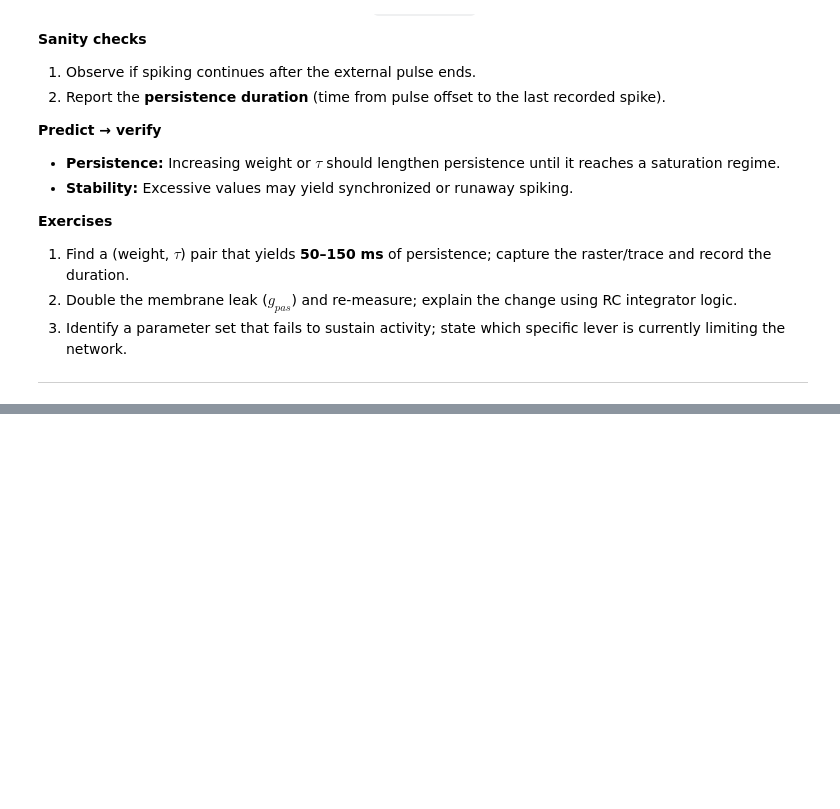
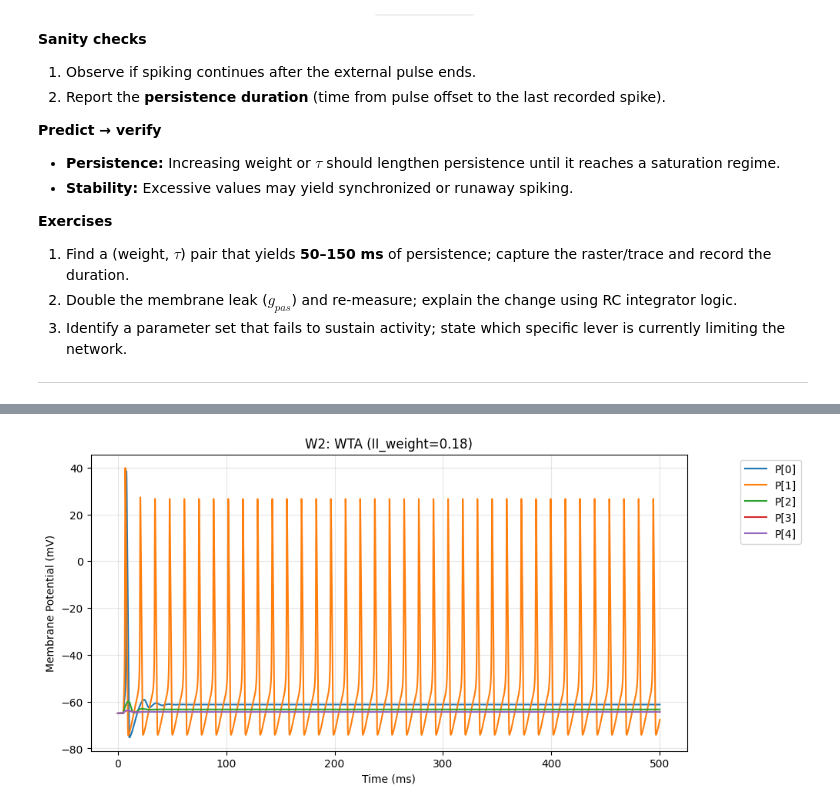
Before and after one commit to cyneuro/Chapter_Colabs, a Jupyter notebook: Colab_F.ipynb, the cells around one changed output, grey strips where cells are left out. Saved outputs shown, nothing was run; the diff lists cells and outputs as text; code cells hidden in the pictures; blank space fills up the shorter version.

```diff
--- a/Colab_F.ipynb
+++ b/Colab_F.ipynb
@@ -392,0 +243,64 @@ plt.grid(True,alpha=0.3); plt.tight_layout(); plt.show()
+# %%
+#@title W2: Mutual (I-I) Inhibition Architecture { display-mode: "form" }
+#@markdown ### 🏗️ Network Configuration
+N = 5
+II_weight = 0.18 #@param {type:"slider", min:0, max:0.5, step:0.01}
+E2I_weight = 0.01 #@param {type:"slider", min:0, max:0.05, step:0.001}
+syn_delay = 0.5 #@param {type:"slider", min:0.1, max:5.0, step:0.1}
+
+#@markdown ### ⚡ Individual Excitation (Input Amps)
+#@markdown Adjust these to decide which cell "wins" the race.
+amp_0 = 0.08 #@param {type:"slider", min:0, max:0.2, step:0.01}
+amp_1 = 0.18 #@param {type:"slider", min:0, max:0.2, step:0.01}
+amp_2 = 0.03 #@param {type:"slider", min:0, max:0.2, step:0.01}
+amp_3 = 0.01 #@param {type:"slider", min:0, max:0.2, step:0.01}
+amp_4 = 0.01 #@param {type:"slider", min:0, max:0.2, step:0.01}
+
+#@markdown ### 🧬 Cell Biophysics
+g_na = 0.12 #@param {type:"slider", min:0, max:0.5, step:0.01}
+g_k = 0.036 #@param {type:"slider", min:0, max:0.1, step:0.005}
+
+import numpy as np
+from neuron import h
+import matplotlib.pyplot as plt
+
+# 1. BUILD
+princ = build_population(N, cell_type='exc')
+inh_cells = build_population(N, cell_type='inh')
+
+for p in princ + inh_cells:
+    p.gnabar_hh = g_na
+    p.gkbar_hh = g_k
+
+# 2. INPUTS: Using the individual sliders
+amps = [amp_0, amp_1, amp_2, amp_3, amp_4]
+ics = [tonic_iclamp(princ[i], amp=float(amps[i]), delay=5.0) for i in range(N)]
+
+# 3. E -> I Trigger
+for i in range(N):
+    syn = h.ExpSyn(inh_cells[i](0.5))
+    nc = h.NetCon(princ[i](0.5)._ref_v, syn, sec=princ[i])
+    nc.weight[0] = E2I_weight
+    nc.delay = 0.5
+
+# 4. I -> E Competition (The Veto)
+for i in range(N):
+    for j in range(N):
+        if i != j:
+            syn = h.ExpSyn(princ[j](0.5))
+            syn.e = -80.0
+            nc = h.NetCon(inh_cells[i](0.5)._ref_v, syn, sec=inh_cells[i])
+            nc.weight[0] = II_weight
+            nc.delay = syn_delay
+
+# --- RUN ---
+t = h.Vector().record(h._ref_t)
+recP = [mk_rec(p) for p in princ]
+h.finitialize(-65)
+h.continuerun(500)
+
+# --- PLOT ---
+plot_traces(np.array(t), [np.array(r) for r in recP], [f'P[{i}]' for i in range(N)],
+            title=f'W2: WTA (II_weight={II_weight})')
+# %% [output]
+[figure, added]
```
Also changed, not shown: parts of 20 cells of this notebook, 1 other file.
